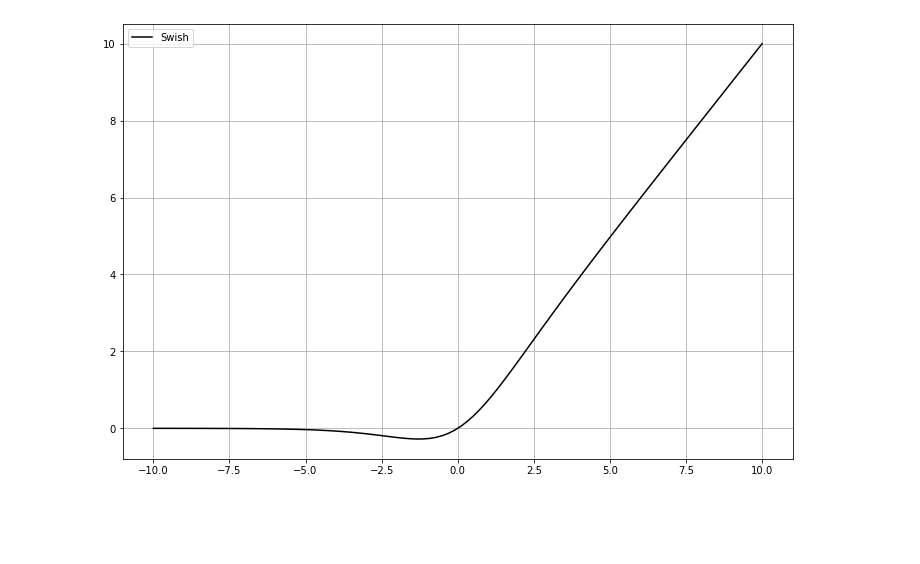
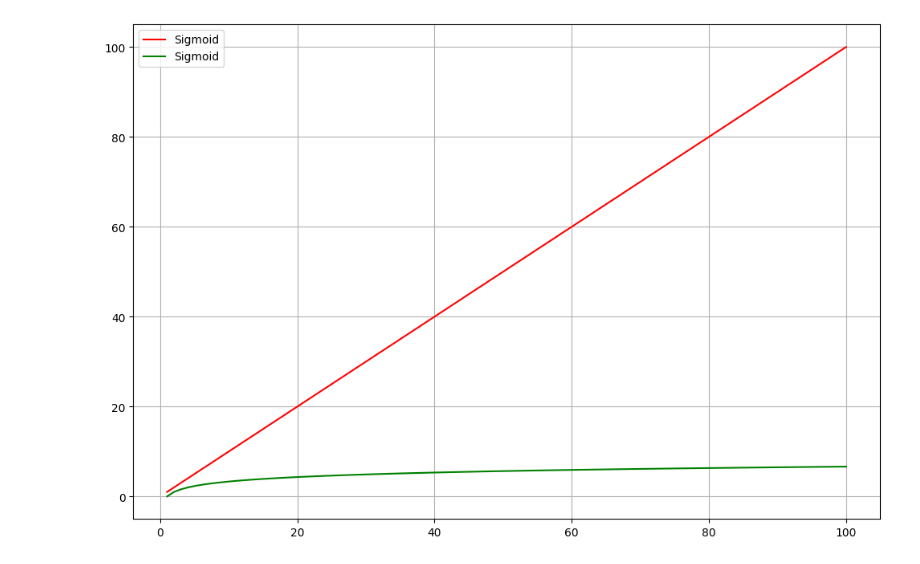
Before and after one commit to Leezed525/pytorch_toy, a Jupyter notebook: function_chart.ipynb, the cells around one changed output. Saved outputs shown, nothing was run; the diff lists cells and outputs as text; code cells hidden in the pictures; blank space fills up the shorter version.

```diff
--- a/function_chart.ipynb
+++ b/function_chart.ipynb
@@ -25,18 +26,22 @@ def swish(x, beta=1):
 def mish(x):
     return x * tanh(np.log(1 + np.exp(x)))
 # %%
-x = np.linspace(-10, 10, 100)
+x = np.linspace(1, 100, 100)
 plt.figure(figsize=(12, 8))
 # plt.plot(x, sigmoid(x), label='Sigmoid', color='blue')
 # plt.plot(x, 2 * sigmoid(2 * x) - 1, label='Sigmoid', color='blue')
 # plt.plot(x, tanh(x), label='Tanh', color='red')
 # plt.plot(x, relu(x), label='ReLU', color='green')
 # plt.plot(x, leaky_relu(x,0.2), label='Leaky ReLU', color='purple')
 # plt.plot(x, leaky_relu(x,0.2), label='PReLU', color='purple')
-plt.plot(x, swish(x), label='Swish', color='black')
+# plt.plot(x, swish(x), label='Swish', color='black')
 # plt.plot(x, mish(x), label='Mish', color='yellow')
+plt.plot(x, x, label='Sigmoid', color='red')
+# plt.plot(x, x*x, label='Sigmoid', color='blue')
+plt.plot(x, [math.log2(a) for a in x], label='Sigmoid', color='green')
+
 plt.legend()
 plt.grid()
 plt.show()
 # %% [output]
-[figure, old version]
+[figure, new version]
```
Also changed, not shown: parts of 1 cell of this notebook, 3 other files.
